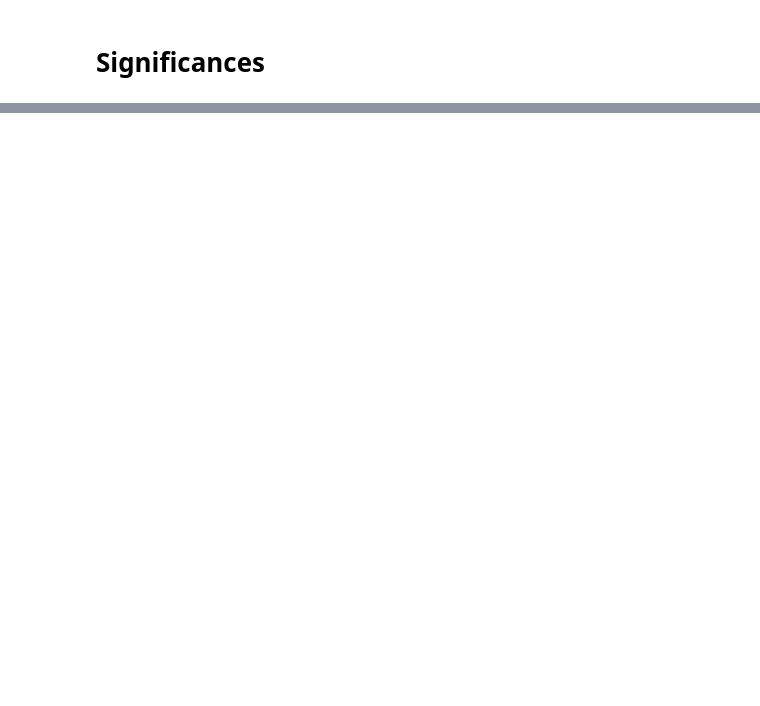
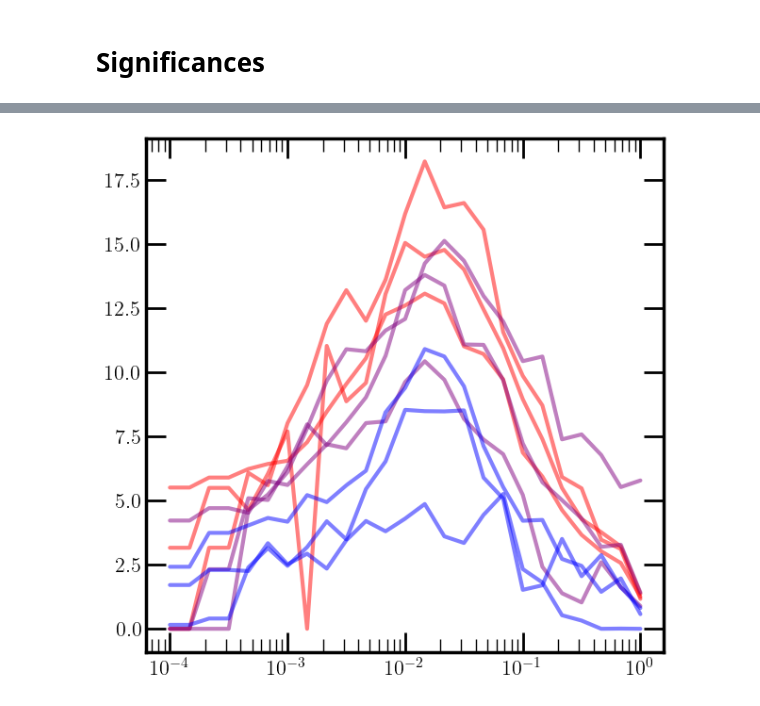
Before and after one commit to hep-lbdl/dimuonAD, a Jupyter notebook: 09_render.ipynb, the cells around one changed output, grey strips where cells are left out. Saved outputs shown, nothing was run; the diff lists cells and outputs as text; code cells hidden in the pictures; blank space fills up the shorter version.

```diff
--- a/09_render.ipynb
+++ b/09_render.ipynb
@@ -367,0 +511,25 @@ CATHODE: 12.69147652911376
+# %%
+def plot_variations():
+
+    fig, ax = newplot("full")
+
+
+    fits = ["cubic", "quintic", "septic"]
+    colors = ["red", "purple", "blue"]
+    bins = [8, 12, 16]
+
+    for i, fit in enumerate(fits):
+        for bin in bins:
+           with open(f"{plot_data_dir}{data_prefix}_significances_{fit}_{bin}.pickle", "rb") as file:
+                sigs = pickle.load(file)
+
+                SIG_median, SIG_lower, SIG_upper, SIG_2lower, SIG_2upper = get_median_percentiles(sigs[:,1:])
+                SIG_observed = sigs[:,0]
+
+                ax.plot(fpr_thresholds_finegrained, SIG_observed, color = colors[i], alpha = 0.5)
+
+    plt.xscale("log")
+
+plot_variations()
+# %% [output]
+[figure, added]
```
Also changed, not shown: parts of 5 cells of this notebook.
